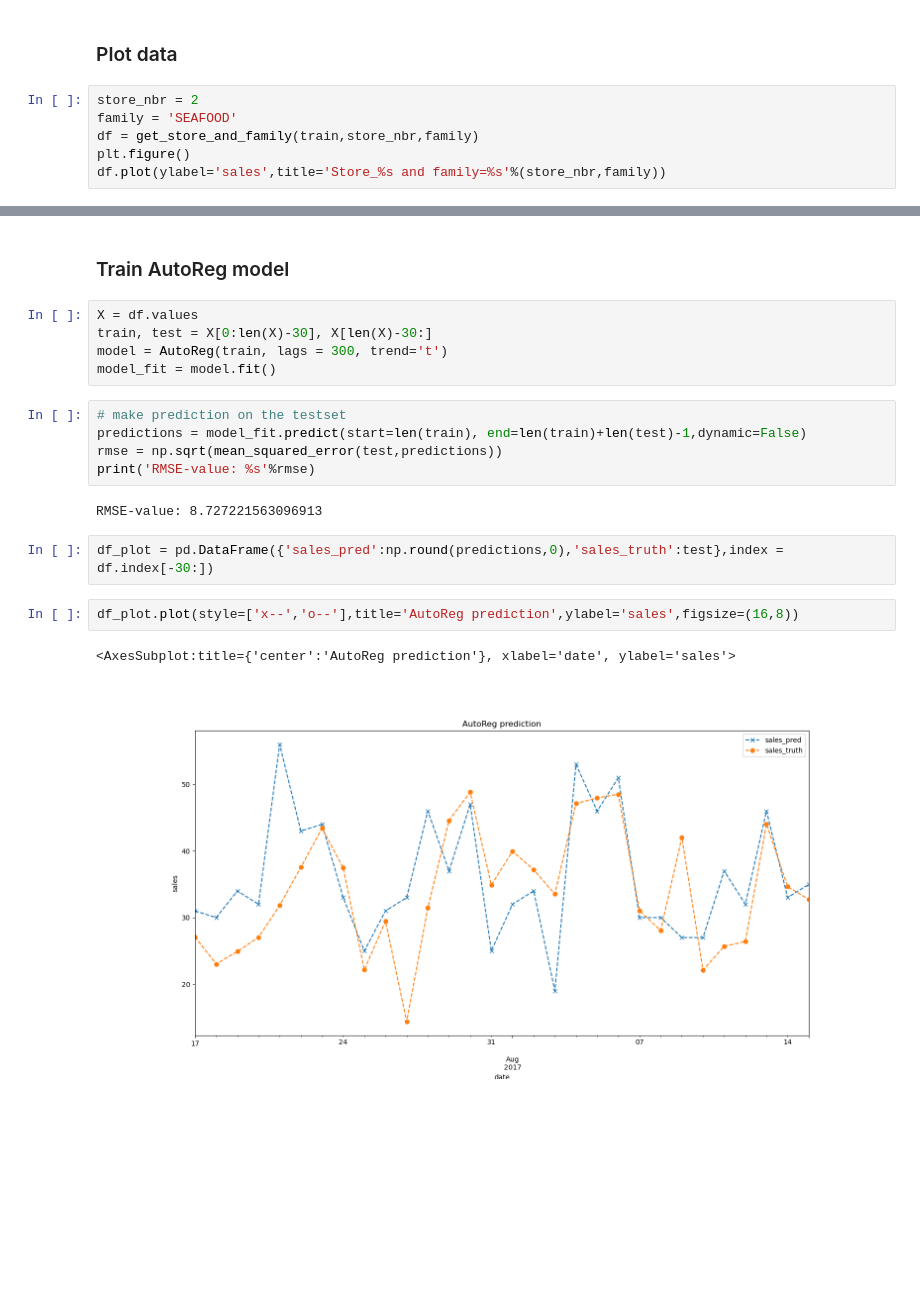
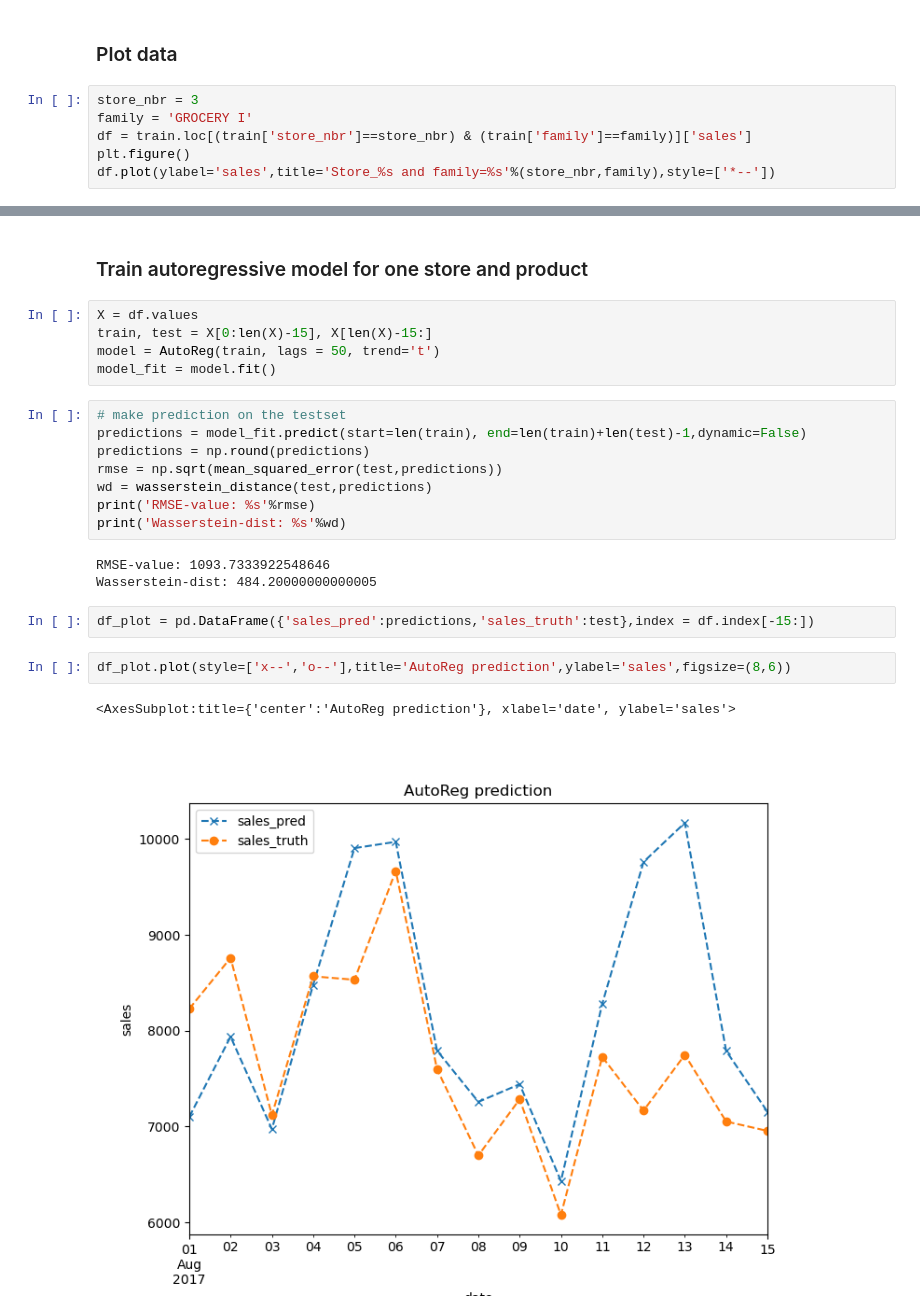
Before and after one commit to PGestrich/AML-Time-Series-Forecasting, a Jupyter notebook: Autoregressive_Model.ipynb, the cells around one changed output, grey strips where cells are left out. Saved outputs shown, nothing was run; the diff lists cells and outputs as text; blank space fills up the shorter version.

```diff
--- a/Autoregressive_Model.ipynb
+++ b/Autoregressive_Model.ipynb
@@ -41,9 +47,9 @@ def get_store_and_family(df,store_nbr,family):
 # %% [markdown]
 ### Plot data
 # %%
-store_nbr = 2
-family = 'SEAFOOD'
-df = get_store_and_family(train,store_nbr,family)
+store_nbr = 3
+family = 'GROCERY I'
+df = train.loc[(train['store_nbr']==store_nbr) & (train['family']==family)]['sales']
 plt.figure()
-df.plot(ylabel='sales',title='Store_%s and family=%s'%(store_nbr,family))
+df.plot(ylabel='sales',title='Store_%s and family=%s'%(store_nbr,family),style=['*--'])
 # %% [output]
@@ -59,22 +78,26 @@ plot_acf(df, lags=40)
 # %% [markdown]
-### Train AutoReg model
+### Train autoregressive model for one store and product
 # %%
 X = df.values
-train, test = X[0:len(X)-30], X[len(X)-30:]
-model = AutoReg(train, lags = 300, trend='t')
+train, test = X[0:len(X)-15], X[len(X)-15:]
+model = AutoReg(train, lags = 50, trend='t')
 model_fit = model.fit()
 # %%
 # make prediction on the testset
 predictions = model_fit.predict(start=len(train), end=len(train)+len(test)-1,dynamic=False)
+predictions = np.round(predictions)
 rmse = np.sqrt(mean_squared_error(test,predictions))
+wd = wasserstein_distance(test,predictions)
 print('RMSE-value: %s'%rmse)
+print('Wasserstein-dist: %s'%wd)
 # %% [output]
-RMSE-value: 8.727221563096913
+RMSE-value: 1093.7333922548646
+Wasserstein-dist: 484.20000000000005
 # %%
-df_plot = pd.DataFrame({'sales_pred':np.round(predictions,0),'sales_truth':test},index = df.index[-30:])
+df_plot = pd.DataFrame({'sales_pred':predictions,'sales_truth':test},index = df.index[-15:])
 # %%
-df_plot.plot(style=['x--','o--'],title='AutoReg prediction',ylabel='sales',figsize=(16,8))
+df_plot.plot(style=['x--','o--'],title='AutoReg prediction',ylabel='sales',figsize=(8,6))
 # %% [output]
 <AxesSubplot:title={'center':'AutoReg prediction'}, xlabel='date', ylabel='sales'>
-[figure, old version]
+[figure, new version]
 # %% [markdown]
```
Also changed, not shown: parts of 19 cells of this notebook, 1 other file.
